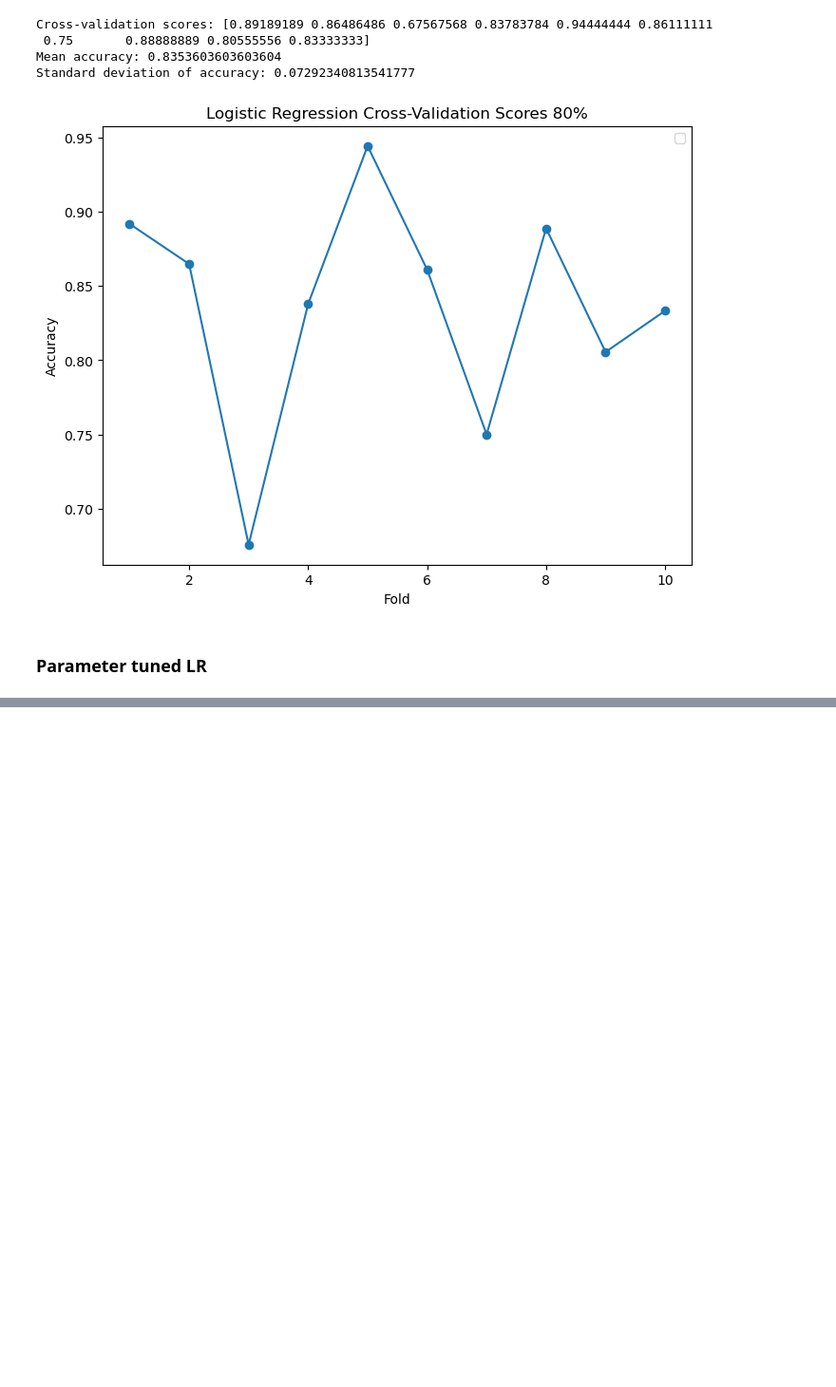
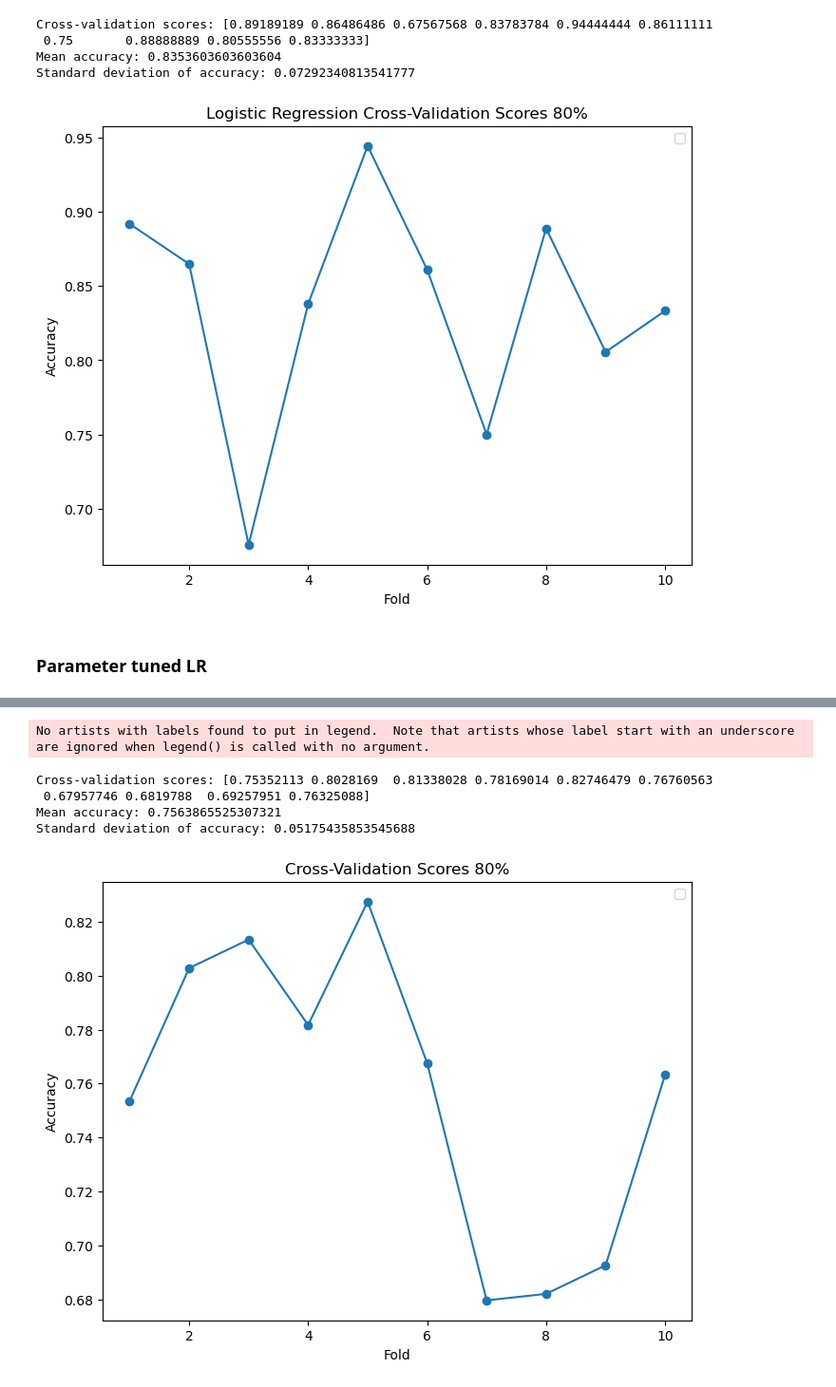
Before and after one commit to Abhinav-kk/StarCraft-Game-Outcome-Prediction, a Jupyter notebook: Project Notebooks/LR_Model.ipynb, the cells around one changed output, grey strips where cells are left out. Shown: that part at 95% size. Drawn from its saved outputs; the diff is of its cells as text; code cells hidden in the pictures; blank space fills up the shorter version.

```diff
--- a/Project Notebooks/LR_Model.ipynb
+++ b/Project Notebooks/LR_Model.ipynb
@@ -447,0 +405,6 @@ Standard deviation of accuracy: 0.07292340813541777
+# %%
+from sklearn.preprocessing import StandardScaler, MinMaxScaler, OrdinalEncoder
+from sklearn.compose import make_column_transformer
+from sklearn.model_selection import train_test_split
+
+num_columns = x_train.select_dtypes(include=['int64', 'float64']).columns
@@ -447,0 +425,15 @@ Standard deviation of accuracy: 0.07292340813541777
+# %%
+ct = make_column_transformer(
+    (MinMaxScaler(), num_columns),
+    (StandardScaler(), num_columns),
+    remainder='passthrough'
+)
+
+X_scaled = ct.fit_transform(X)
+
+x_train, x_test, y_train, y_test = train_test_split(X_scaled, y, test_size=0.2,random_state=42) # 70% training and 30% test
+# %%
+lr_clf = LogisticRegression(solver='liblinear', max_iter=1000, C=0.0001)
+lr_clf.fit(x_train, y_train)
+
+lr_clf.score(x_test, y_test)
@@ -447,0 +464,30 @@ Standard deviation of accuracy: 0.07292340813541777
+# %%
+from sklearn.model_selection import cross_val_score
+from matplotlib import pyplot as plt
+
+# Perform cross-validation
+cv_scores = cross_val_score(lr_clf, X, y, cv=10)  # You can adjust the number of folds (cv parameter) as needed
+
+# Print cross-validation scores
+print("Cross-validation scores:", cv_scores)
+
+# Calculate and print the mean accuracy and standard deviation of the cross-validation scores
+print("Mean accuracy:", cv_scores.mean())
+print("Standard deviation of accuracy:", cv_scores.std())
+
+cv_scores80 = cv_scores
+# Plot cross-validation scores
+plt.figure(figsize=(8, 6))
+plt.plot(range(1, len(cv_scores) + 1), cv_scores, marker='o', linestyle='-')
+plt.xlabel('Fold')
+plt.ylabel('Accuracy')
+plt.title('Cross-Validation Scores 80%')
+plt.legend()
+plt.show()
+# %% [output]
+No artists with labels found to put in legend.  Note that artists whose label start with an underscore are ignored when legend() is called with no argument.
+Cross-validation scores: [0.75352113 0.8028169  0.81338028 0.78169014 0.82746479 0.76760563
+ 0.67957746 0.6819788  0.69257951 0.76325088]
+Mean accuracy: 0.7563865525307321
+Standard deviation of accuracy: 0.05175435853545688
+[figure, added]
```
Also changed, not shown: parts of 24 cells of this notebook, 5 other files.
